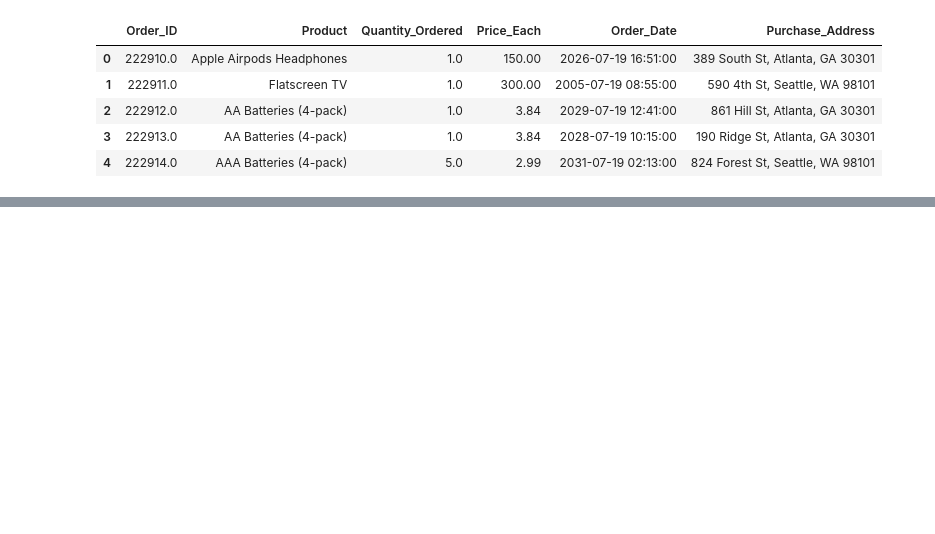
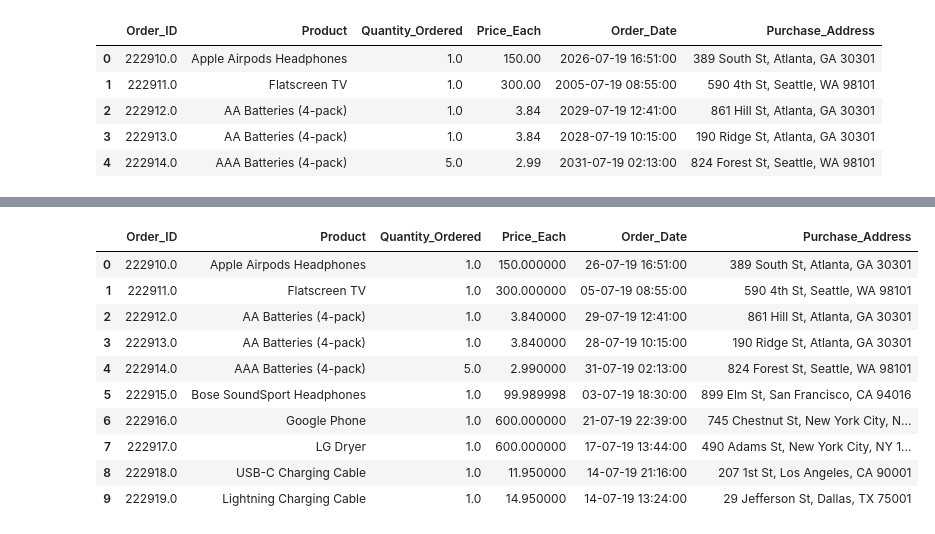
Before and after one commit to Koanim/Sales-Analysis-with-PowerBI, a Jupyter notebook: notebook.ipynb, the cells around one changed output, grey strips where cells are left out. Drawn from its saved outputs; the diff is of its cells as text; code cells hidden in the pictures; blank space fills up the shorter version.

```diff
--- a/notebook.ipynb
+++ b/notebook.ipynb
@@ -62,0 +293,2 @@ december_df.to_csv('./Data/december_df.csv', index=False)
+# %%
+second_half_sales_df['Order_ID'] = second_half_sales_df['Order_ID'].astype(str)
@@ -62,0 +324,14 @@ december_df.to_csv('./Data/december_df.csv', index=False)
+# %%
+second_half_sales_df.head(10)
+# %% [output]
+|  | Order_ID | Product | Quantity_Ordered | Price_Each | Order_Date | Purchase_Address |
+| 0 | 222910.0 | Apple Airpods Headphones | 1.0 | 150.000000 | 26-07-19 16:51:00 | 389 South St, Atlanta, GA 30301 |
+| 1 | 222911.0 | Flatscreen TV | 1.0 | 300.000000 | 05-07-19 08:55:00 | 590 4th St, Seattle, WA 98101 |
+| 2 | 222912.0 | AA Batteries (4-pack) | 1.0 | 3.840000 | 29-07-19 12:41:00 | 861 Hill St, Atlanta, GA 30301 |
+| 3 | 222913.0 | AA Batteries (4-pack) | 1.0 | 3.840000 | 28-07-19 10:15:00 | 190 Ridge St, Atlanta, GA 30301 |
+| 4 | 222914.0 | AAA Batteries (4-pack) | 5.0 | 2.990000 | 31-07-19 02:13:00 | 824 Forest St, Seattle, WA 98101 |
+| 5 | 222915.0 | Bose SoundSport Headphones | 1.0 | 99.989998 | 03-07-19 18:30:00 | 899 Elm St, San Francisco, CA 94016 |
+| 6 | 222916.0 | Google Phone | 1.0 | 600.000000 | 21-07-19 22:39:00 | 745 Chestnut St, New York City, N... |
+| 7 | 222917.0 | LG Dryer | 1.0 | 600.000000 | 17-07-19 13:44:00 | 490 Adams St, New York City, NY 1... |
+| 8 | 222918.0 | USB-C Charging Cable | 1.0 | 11.950000 | 14-07-19 21:16:00 | 207 1st St, Los Angeles, CA 90001 |
+| 9 | 222919.0 | Lightning Charging Cable | 1.0 | 14.950000 | 14-07-19 13:24:00 | 29 Jefferson St, Dallas, TX 75001 |
```
Also changed, not shown: parts of 38 cells of this notebook, 1 other file.
